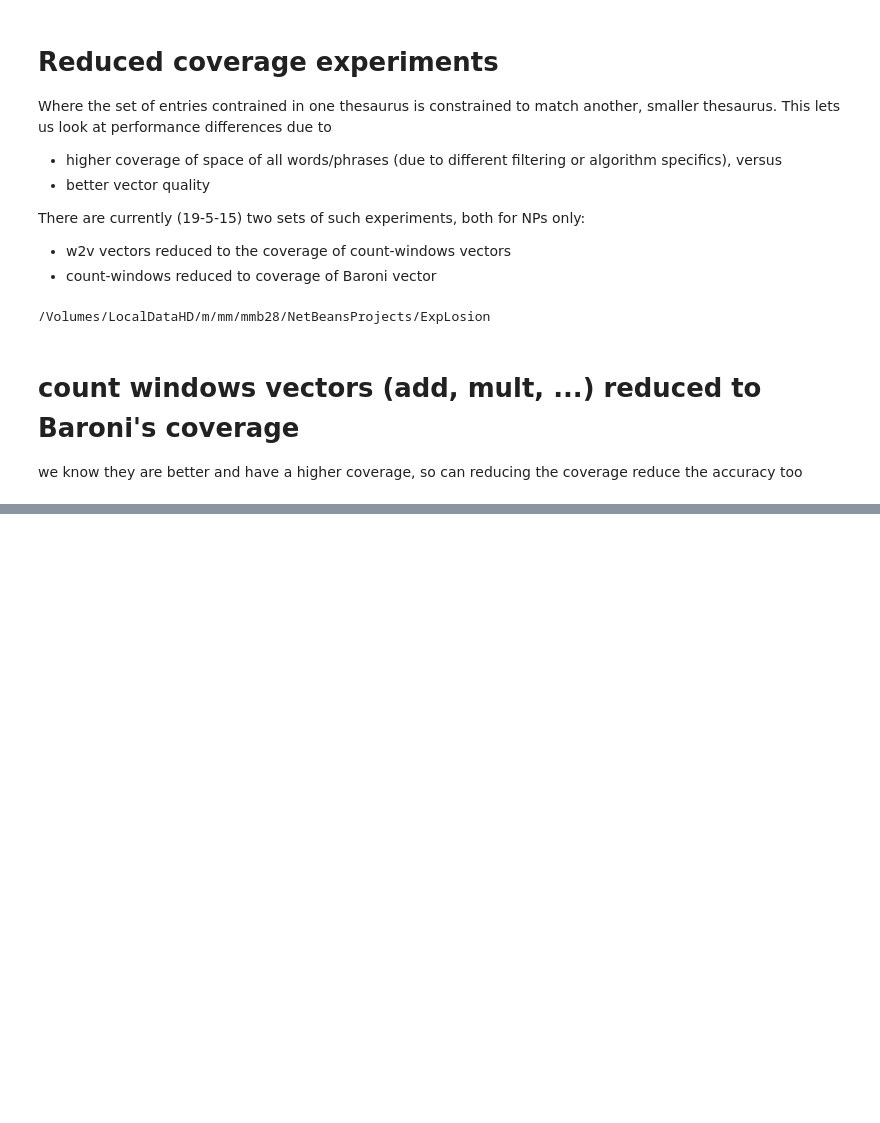
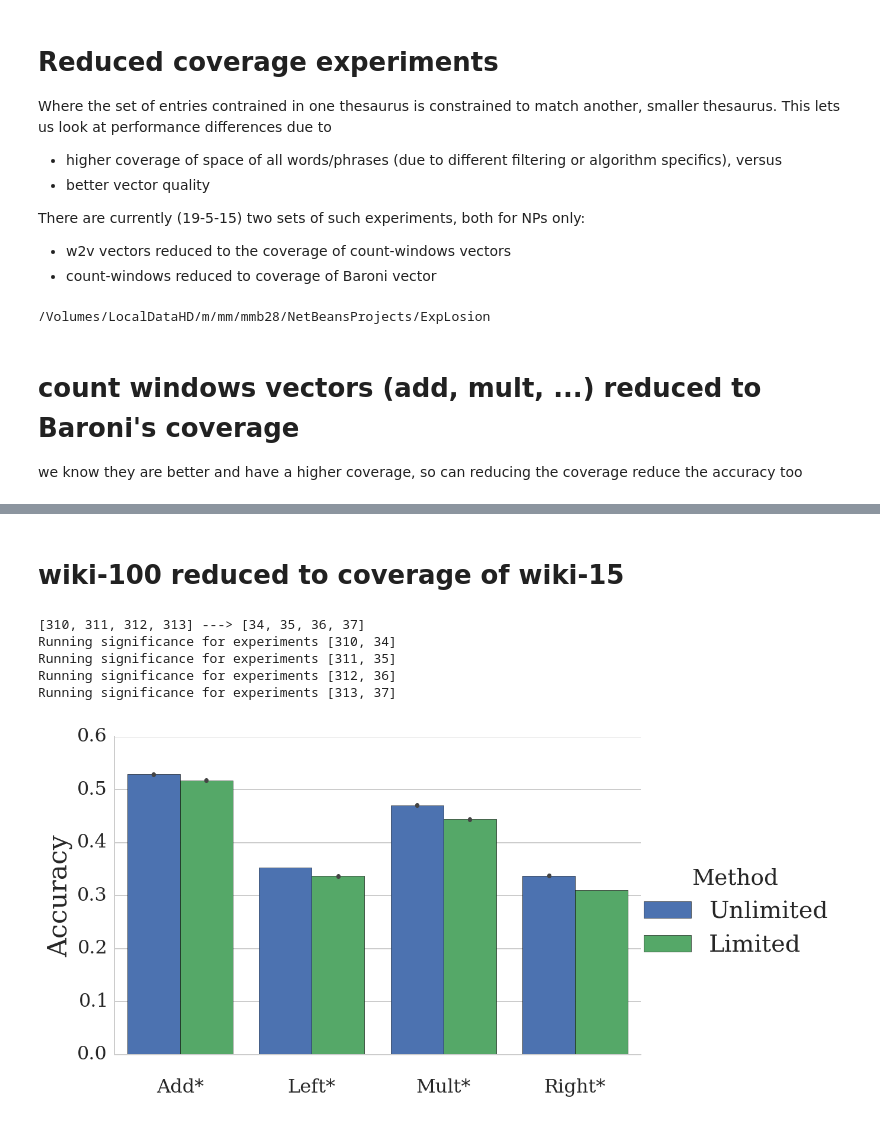
Before and after one commit to mbatchkarov/ExpLosion, a Jupyter notebook: notebooks/reduced_coverage_experiments.ipynb, the cells around one changed output, grey strips where cells are left out. Saved outputs shown, nothing was run; the diff lists cells and outputs as text; code cells hidden in the pictures; blank space fills up the shorter version.

```diff
--- a/notebooks/reduced_coverage_experiments.ipynb
+++ b/notebooks/reduced_coverage_experiments.ipynb
@@ -69,0 +70,16 @@ Running significance for experiments [221, 37]
+# %% [markdown]
+# wiki-100 reduced to coverage of wiki-15
+# %%
+exp_ids = Experiment.objects.filter(expansions__entries_of__isnull=False,
+                                    expansions__entries_of__unlabelled_percentage=15)
+names = [n.expansions.vectors.composer for n in exp_ids]
+plot_matching(exp_ids, labels=names)
+# plt.axhline(random_vect_baseline(), c='k');
+plt.savefig('plot-reduced-coverage3.pdf', format='pdf', dpi=300, bbox_inches='tight', pad_inches=0.1)
+# %% [output]
+[310, 311, 312, 313] ---> [34, 35, 36, 37]
+Running significance for experiments [310, 34]
+Running significance for experiments [311, 35]
+Running significance for experiments [312, 36]
+Running significance for experiments [313, 37]
+[figure, added]
```
Also changed, not shown: parts of 4 cells of this notebook, 4 other files.
